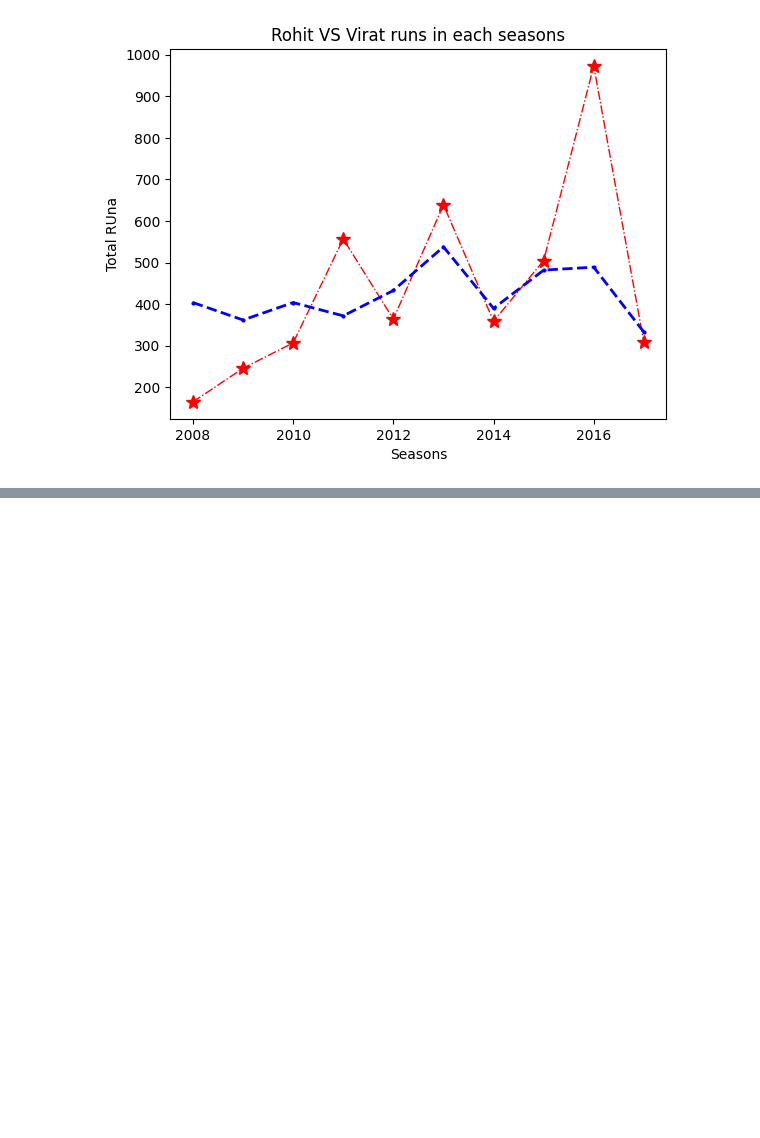
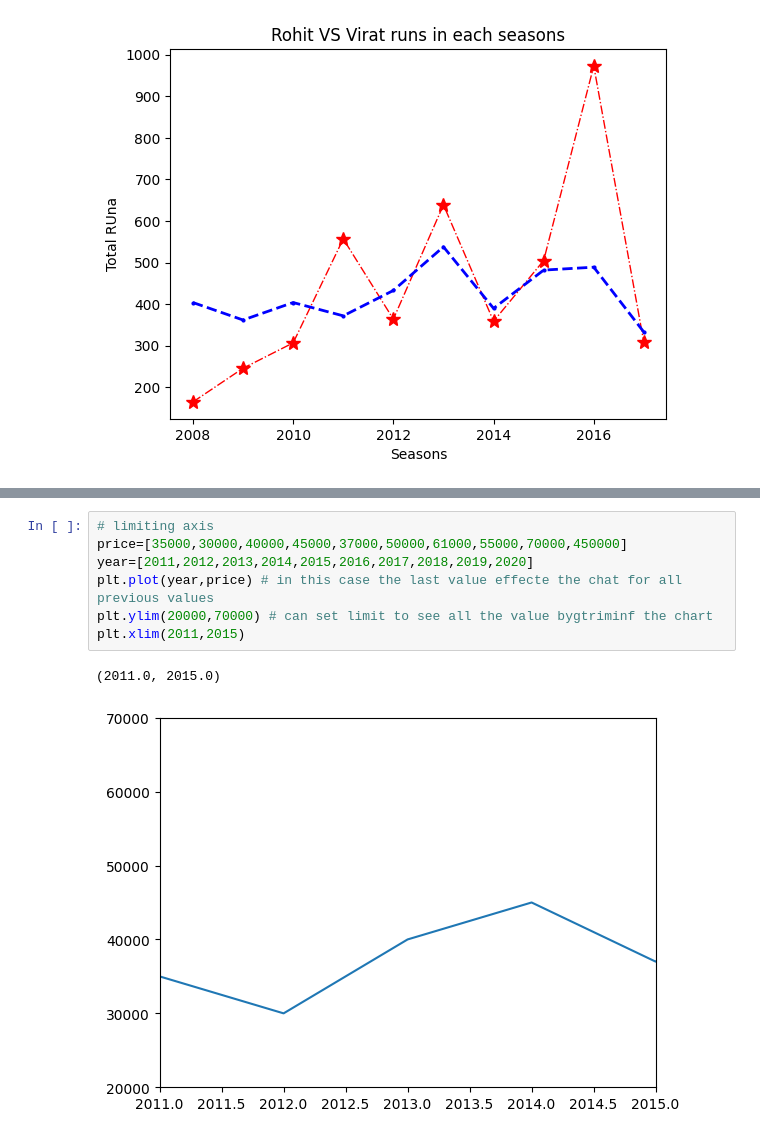
Before and after one commit to Rohit8022/AI-internship-training, a Jupyter notebook: Matplotlib.ipynb, the cells around one changed output, grey strips where cells are left out. Drawn from its saved outputs; the diff is of its cells as text; blank space fills up the shorter version.

```diff
--- a/Matplotlib.ipynb
+++ b/Matplotlib.ipynb
@@ -40,0 +41,10 @@ plt.legend() # LOCATION OF LEGEND CAN ALSO BE MANUALLY SELECTED
+# %%
+# limiting axis
+price=[35000,30000,40000,45000,37000,50000,61000,55000,70000,450000]
+year=[2011,2012,2013,2014,2015,2016,2017,2018,2019,2020]
+plt.plot(year,price) # in this case the last value effecte the chat for all previous values
+plt.ylim(20000,70000) # can set limit to see all the value bygtriminf the chart
+plt.xlim(2011,2015)
+# %% [output]
+(2011.0, 2015.0)
+[figure, added]
```
Also changed, not shown: parts of 2 cells of this notebook.
